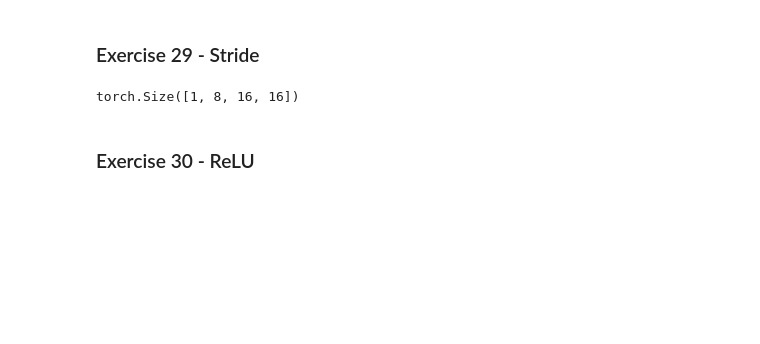
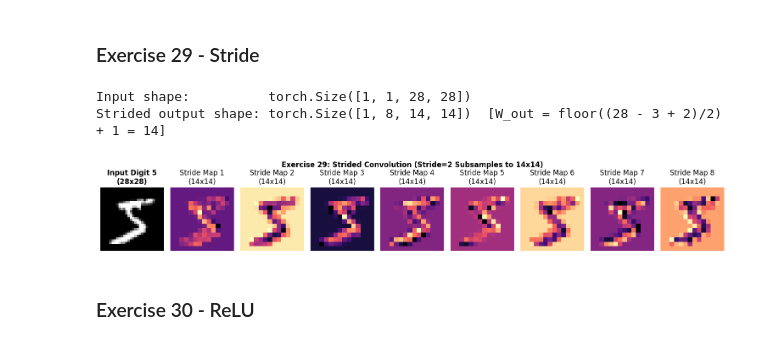
Before and after one commit to Advaith4/CV---FWC, a Jupyter notebook: computer_vision_exercises.ipynb, the cells around one changed output. Cells and saved outputs as stored; diff of their text form; code cells hidden in the pictures; blank space fills up the shorter version.

```diff
--- a/computer_vision_exercises.ipynb
+++ b/computer_vision_exercises.ipynb
@@ -452,11 +519,32 @@ torch.Size([1, 8, 32, 32])
 # %% [markdown]
 ### Exercise 29 - Stride
 # %%
-conv = nn.Conv2d(3, 8, 3, stride=2, padding=1)
-y = conv(x)
-print(y.shape)
+# Strided convolution for spatial downsampling
+conv_strided = nn.Conv2d(in_channels=1, out_channels=8, kernel_size=3, stride=2, padding=1)
+y_strided = conv_strided(x)
+
+print(f"Input shape:          {x.shape}")
+print(f"Strided output shape: {y_strided.shape}  [W_out = floor((28 - 3 + 2)/2) + 1 = 14]")
+
+# Visualize downsampled feature maps
+fig, axes = plt.subplots(1, 9, figsize=(15, 2.5))
+axes[0].imshow(x.squeeze().numpy(), cmap='gray')
+axes[0].set_title(f"Input Digit {mnist_sample_label}\n(28x28)", fontweight='bold')
+axes[0].axis('off')
+
+for i in range(8):
+    feat = y_strided[0, i].detach().numpy()
+    axes[i+1].imshow(feat, cmap='magma')
+    axes[i+1].set_title(f"Stride Map {i+1}\n(14x14)")
+    axes[i+1].axis('off')
+
+plt.suptitle("Exercise 29: Strided Convolution (Stride=2 Subsamples to 14x14)", fontsize=12, fontweight='bold')
+plt.tight_layout()
+plt.show()
 # %% [output]
-torch.Size([1, 8, 16, 16])
+Input shape:          torch.Size([1, 1, 28, 28])
+Strided output shape: torch.Size([1, 8, 14, 14])  [W_out = floor((28 - 3 + 2)/2) + 1 = 14]
+[figure, added]
 # %% [markdown]
 ### Exercise 30 - ReLU
 # %%
```
Also changed, not shown: parts of 16 cells of this notebook, 1 other file.
